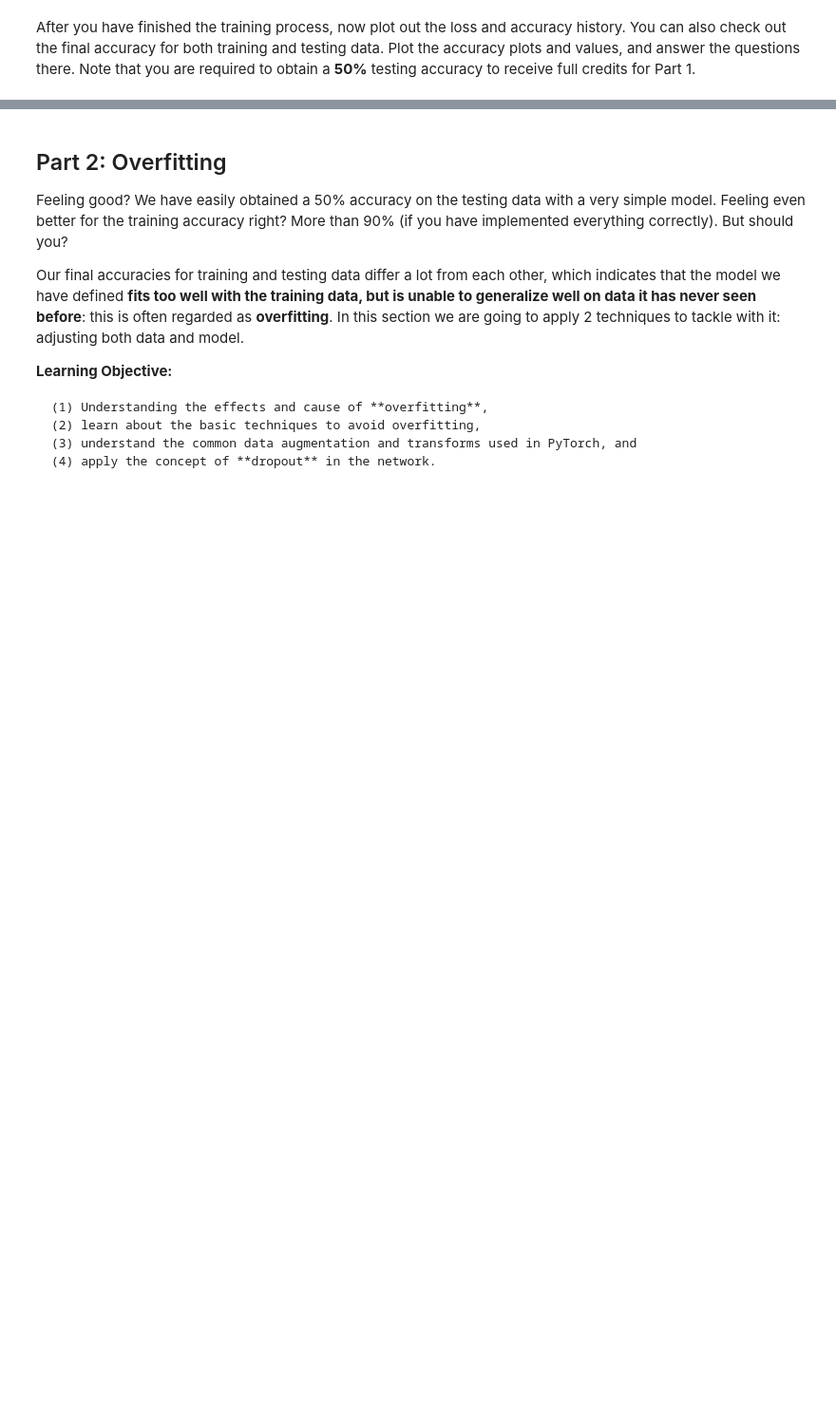
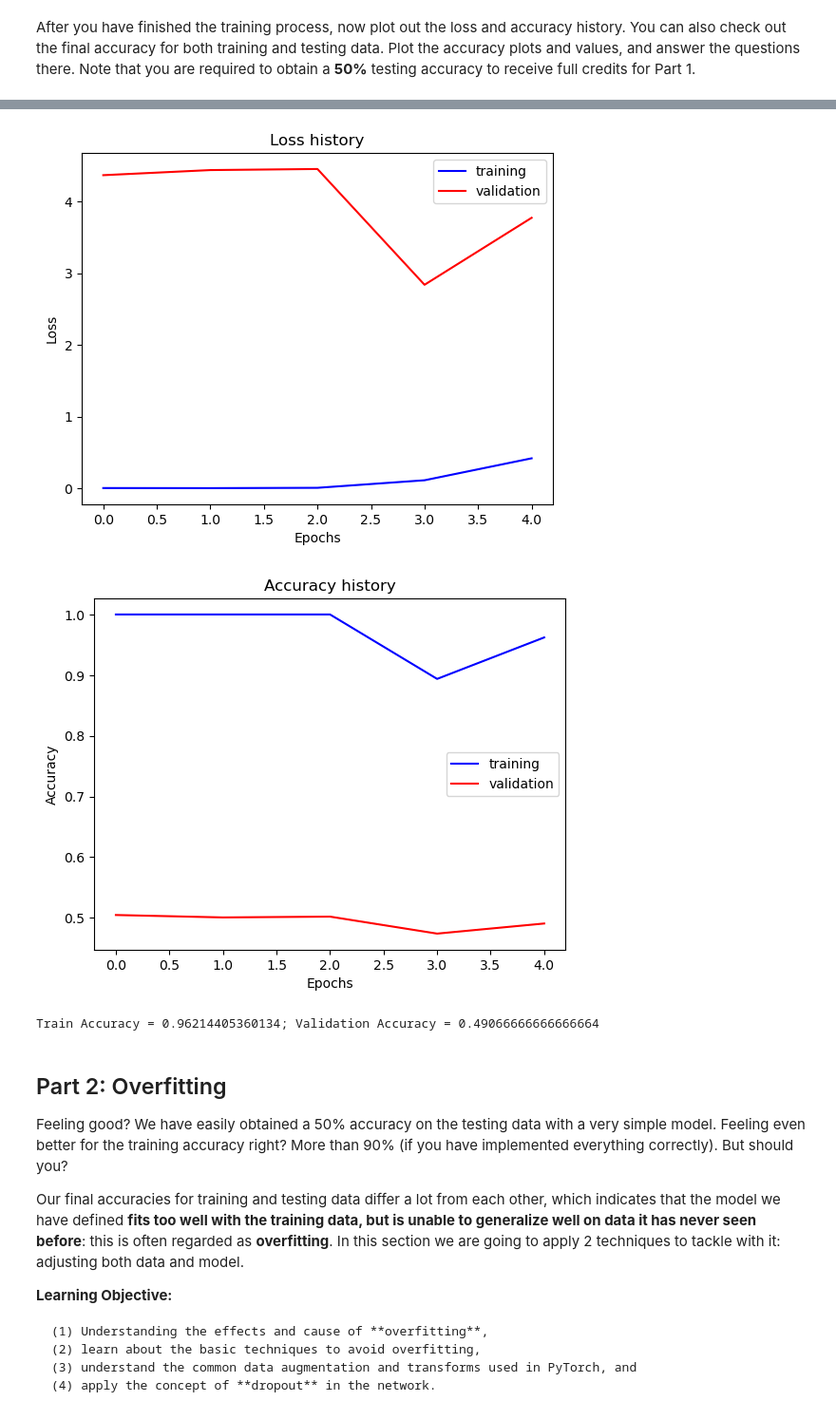
Before and after one commit to JaredMiller9922/CS-6320, a Jupyter notebook: proj5_6320/proj5_code/proj5.ipynb, the cells around one changed output, grey strips where cells are left out. Shown: that part at 95% size. Saved outputs shown, nothing was run; the diff lists cells and outputs as text; code cells hidden in the pictures; blank space fills up the shorter version.

```diff
--- a/proj5_6320/proj5_code/proj5.ipynb
+++ b/proj5_6320/proj5_code/proj5.ipynb
@@ -320,0 +329,21 @@ TO DO
+# %%
+trainer = Trainer(data_dir='../data/',
+                  model = simple_model,
+                  optimizer = optimizer,
+                  model_dir = '../model_checkpoints/simple_net',
+                  train_data_transforms = get_fundamental_transforms(inp_size, dataset_mean, dataset_std),
+                  test_data_transforms = get_fundamental_transforms(inp_size, dataset_mean, dataset_std),
+                  batch_size = 32,
+                  load_from_disk = False,
+                  cuda = is_cuda
+                 )
+
+trainer.train(num_epochs=5)
+
+trainer.plot_loss_history()
+trainer.plot_accuracy()
+
+train_accuracy = trainer.train_accuracy_history[-1]
+validation_accuracy = trainer.validation_accuracy_history[-1]
+print('Train Accuracy = {}; Validation Accuracy = {}'.format(train_accuracy, validation_accuracy))
+# %% [output]
@@ -321,3 +355,6 @@ TO DO
+[figure, added]
+[figure, added]
+Train Accuracy = 0.96214405360134; Validation Accuracy = 0.49066666666666664
 # %% [markdown]
 ## Part 2: Overfitting
 Feeling good? We have easily obtained a 50% accuracy on the testing data with a very simple model. Feeling even better for the training accuracy right? More than 90% (if you have implemented everything correctly). But should you?
```
Also changed, not shown: parts of 26 cells of this notebook, 7 other files.
